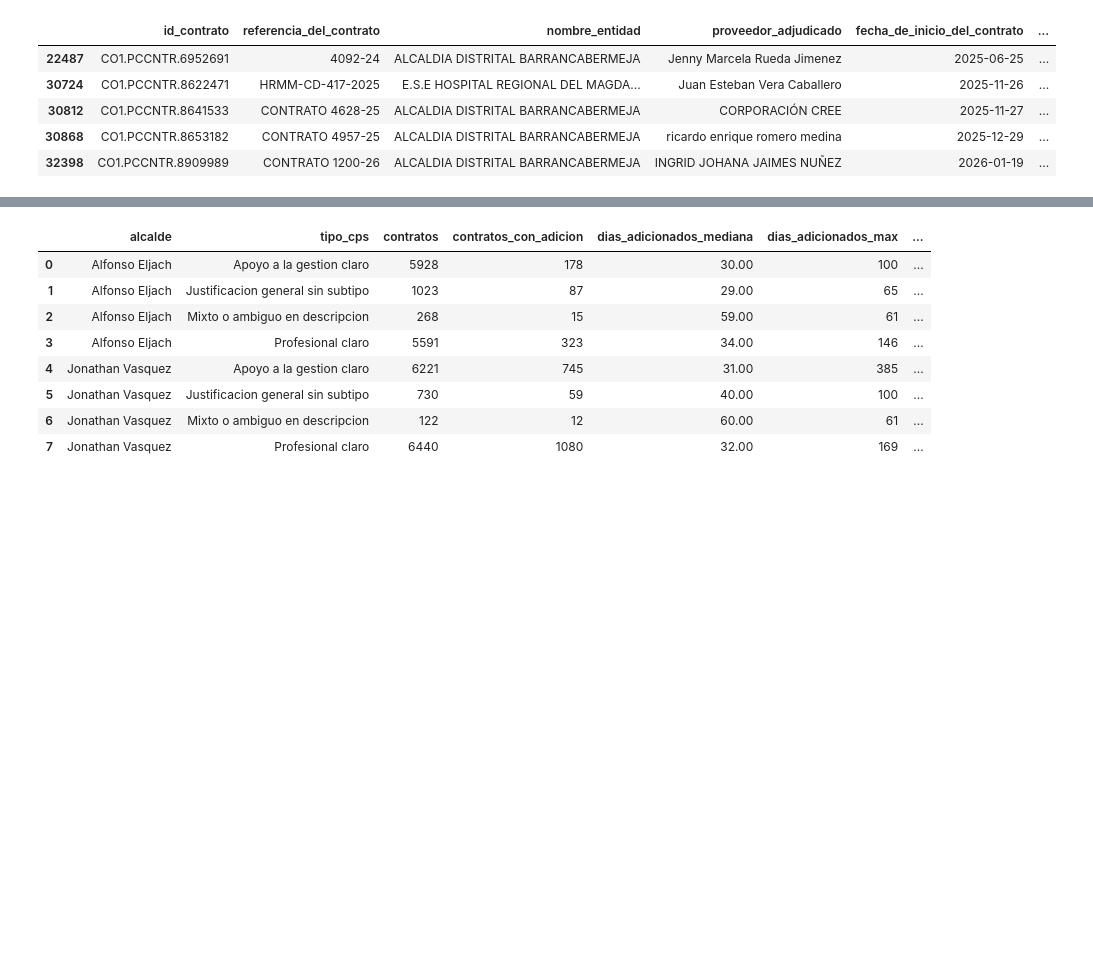
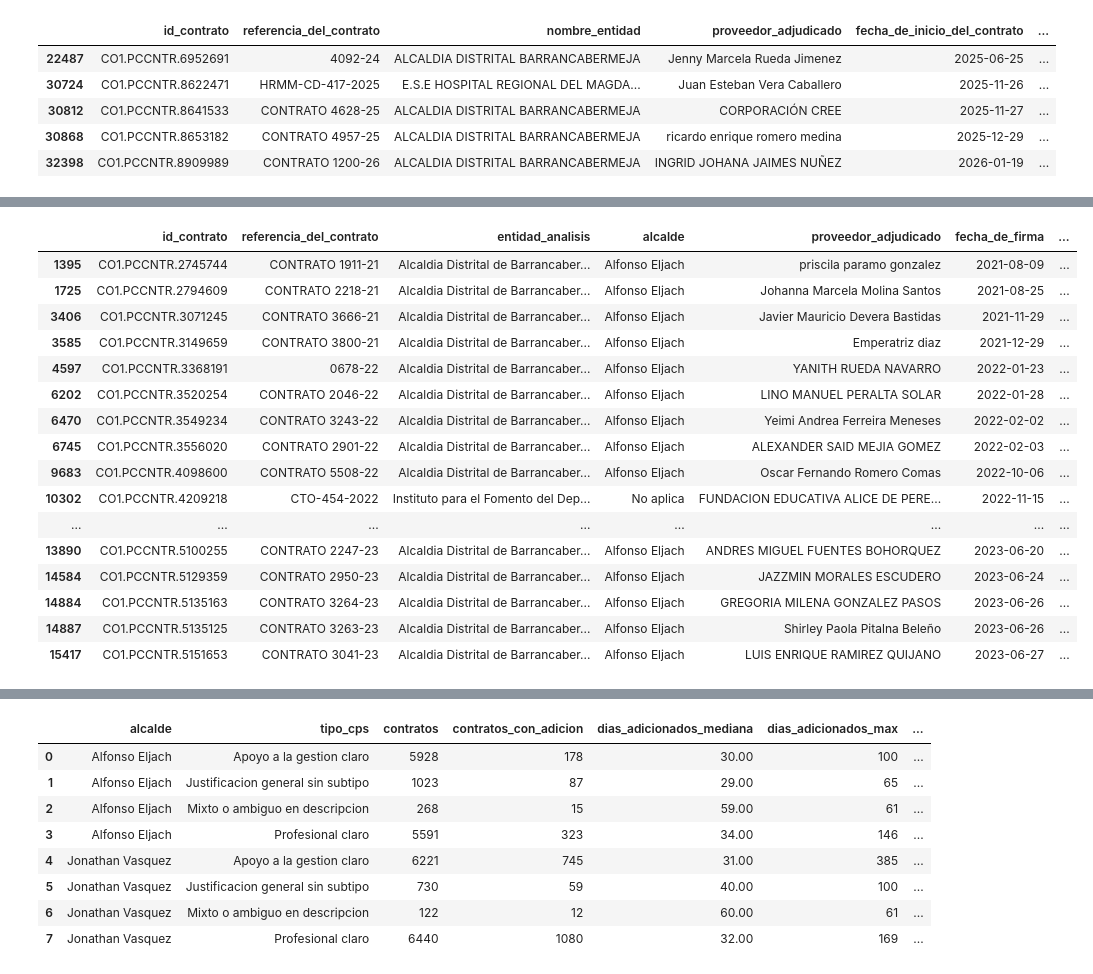
Before and after one commit to layapemar/PROYECTO-SECOP_BARRANCABERMEJA, a Jupyter notebook: notebooks/02_limpieza_calidad.ipynb, the cells around one changed output, grey strips where cells are left out. Cells and saved outputs as stored; diff of their text form; code cells hidden in the pictures; blank space fills up the shorter version.

```diff
--- a/notebooks/02_limpieza_calidad.ipynb
+++ b/notebooks/02_limpieza_calidad.ipynb
@@ -1893,3 +2004,63 @@ Fechas invertidas: 5
 | 30812 | CO1.PCCNTR.8641533 | CONTRATO 4628-25 | ALCALDIA DISTRITAL BARRANCABERMEJA | CORPORACIÓN CREE | 2025-11-27 | ... |
 | 30868 | CO1.PCCNTR.8653182 | CONTRATO 4957-25 | ALCALDIA DISTRITAL BARRANCABERMEJA | ricardo enrique romero medina | 2025-12-29 | ... |
 | 32398 | CO1.PCCNTR.8909989 | CONTRATO 1200-26 | ALCALDIA DISTRITAL BARRANCABERMEJA | INGRID JOHANA JAIMES NUÑEZ | 2026-01-19 | ... |
+# %%
+# 36B. Auditar duraciones atipicas de CPS
+
+# Dos problemas distintos, ambos de captura en SECOP:
+#  a) Duracion cero: la fecha de fin no fue diligenciada.
+#  b) CPS de mas de 12 meses: atipico para prestacion de servicios; suele ser
+#     un error de digitacion en el ano de la fecha de fin.
+# Politica del proyecto: se marcan y auditan, NUNCA se imputan ni se borran.
+
+LIMITE_MESES_CPS = 12
+
+base_contratos["flag_cps_duracion_atipica"] = (
+    base_contratos["es_cps_estricto"]
+    & base_contratos["duracion_meses_exacta"].gt(LIMITE_MESES_CPS)
+)
+
+base_contratos["flag_duracion_no_analizable"] = (
+    base_contratos["flag_duracion_cero"]
+    | base_contratos["flag_cps_duracion_atipica"]
+)
+
+revision_duracion_atipica = base_contratos.loc[
+    base_contratos["flag_duracion_no_analizable"],
+    [
+        "id_contrato",
+        "referencia_del_contrato",
+        "entidad_analisis",
+        "alcalde",
+        "proveedor_adjudicado",
+        "fecha_de_firma",
+        "fecha_de_inicio_del_contrato",
+        "fecha_de_fin_del_contrato",
+        "duracion_dias",
+        "duracion_meses_exacta",
+        "valor_contrato_num",
+        "valor_mensual_equivalente",
+        "es_cps_estricto",
+        "flag_duracion_cero",
+        "flag_cps_duracion_atipica",
+        "urlproceso"
+    ]
+].copy()
+
+revision_duracion_atipica["motivo"] = np.where(
+    revision_duracion_atipica["flag_duracion_cero"],
+    "Duracion cero: fecha de fin no diligenciada",
+    f"CPS de mas de {LIMITE_MESES_CPS} meses: probable error en el ano de la fecha de fin"
+)
+
+n_duracion_cero = int(base_contratos["flag_duracion_cero"].sum())
+n_cps_duracion_atipica = int(base_contratos["flag_cps_duracion_atipica"].sum())
+
+print(f"Contratos con duracion cero              : {n_duracion_cero}")
+print(f"CPS con duracion mayor a {LIMITE_MESES_CPS} meses        : {n_cps_duracion_atipica}")
+print(f"Total no analizables para duracion       : {len(revision_duracion_atipica)}")
+print()
+print("Estos registros se conservan en la base. Solo quedan excluidos de las")
+print("estadisticas de duracion y de valor mensual, y se reportan para revision.")
+display(revision_duracion_atipica.head(20))
+# %% [output]
@@ -1895,0 +2073,17 @@ Fechas invertidas: 5
+|  | id_contrato | referencia_del_contrato | entidad_analisis | alcalde | proveedor_adjudicado | fecha_de_firma | ... |
+| 1395 | CO1.PCCNTR.2745744 | CONTRATO 1911-21 | Alcaldia Distrital de Barrancaber... | Alfonso Eljach | priscila paramo gonzalez | 2021-08-09 | ... |
+| 1725 | CO1.PCCNTR.2794609 | CONTRATO 2218-21 | Alcaldia Distrital de Barrancaber... | Alfonso Eljach | Johanna Marcela Molina Santos | 2021-08-25 | ... |
+| 3406 | CO1.PCCNTR.3071245 | CONTRATO 3666-21 | Alcaldia Distrital de Barrancaber... | Alfonso Eljach | Javier Mauricio Devera Bastidas | 2021-11-29 | ... |
+| 3585 | CO1.PCCNTR.3149659 | CONTRATO 3800-21 | Alcaldia Distrital de Barrancaber... | Alfonso Eljach | Emperatriz diaz | 2021-12-29 | ... |
+| 4597 | CO1.PCCNTR.3368191 | 0678-22 | Alcaldia Distrital de Barrancaber... | Alfonso Eljach | YANITH RUEDA NAVARRO | 2022-01-23 | ... |
+| 6202 | CO1.PCCNTR.3520254 | CONTRATO 2046-22 | Alcaldia Distrital de Barrancaber... | Alfonso Eljach | LINO MANUEL PERALTA SOLAR | 2022-01-28 | ... |
+| 6470 | CO1.PCCNTR.3549234 | CONTRATO 3243-22 | Alcaldia Distrital de Barrancaber... | Alfonso Eljach | Yeimi Andrea Ferreira Meneses | 2022-02-02 | ... |
+| 6745 | CO1.PCCNTR.3556020 | CONTRATO 2901-22 | Alcaldia Distrital de Barrancaber... | Alfonso Eljach | ALEXANDER SAID MEJIA GOMEZ | 2022-02-03 | ... |
+| 9683 | CO1.PCCNTR.4098600 | CONTRATO 5508-22 | Alcaldia Distrital de Barrancaber... | Alfonso Eljach | Oscar Fernando Romero Comas | 2022-10-06 | ... |
+| 10302 | CO1.PCCNTR.4209218 | CTO-454-2022 | Instituto para el Fomento del Dep... | No aplica | FUNDACION EDUCATIVA ALICE DE PERE... | 2022-11-15 | ... |
+| ... | ... | ... | ... | ... | ... | ... | ... |
+| 13890 | CO1.PCCNTR.5100255 | CONTRATO 2247-23 | Alcaldia Distrital de Barrancaber... | Alfonso Eljach | ANDRES MIGUEL FUENTES BOHORQUEZ | 2023-06-20 | ... |
+| 14584 | CO1.PCCNTR.5129359 | CONTRATO 2950-23 | Alcaldia Distrital de Barrancaber... | Alfonso Eljach | JAZZMIN MORALES ESCUDERO | 2023-06-24 | ... |
+| 14884 | CO1.PCCNTR.5135163 | CONTRATO 3264-23 | Alcaldia Distrital de Barrancaber... | Alfonso Eljach | GREGORIA MILENA GONZALEZ PASOS | 2023-06-26 | ... |
+| 14887 | CO1.PCCNTR.5135125 | CONTRATO 3263-23 | Alcaldia Distrital de Barrancaber... | Alfonso Eljach | Shirley Paola Pitalna Beleño | 2023-06-26 | ... |
+| 15417 | CO1.PCCNTR.5151653 | CONTRATO 3041-23 | Alcaldia Distrital de Barrancaber... | Alfonso Eljach | LUIS ENRIQUE RAMIREZ QUIJANO | 2023-06-27 | ... |
```
Also changed, not shown: parts of 7 cells of this notebook, 37 other files.
